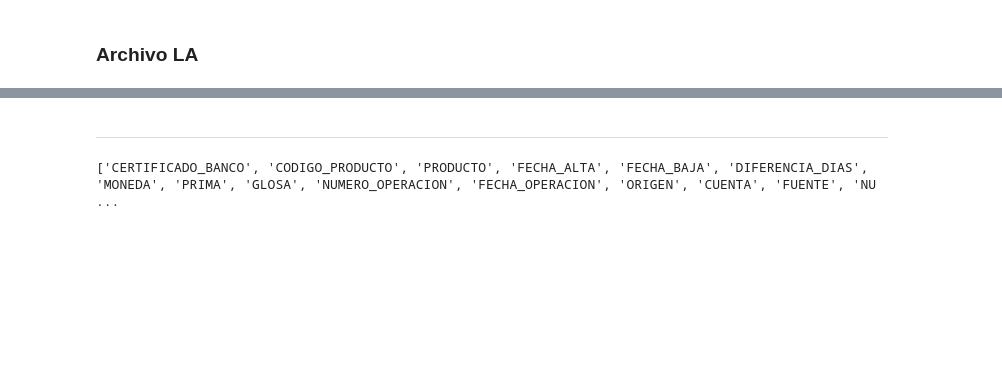
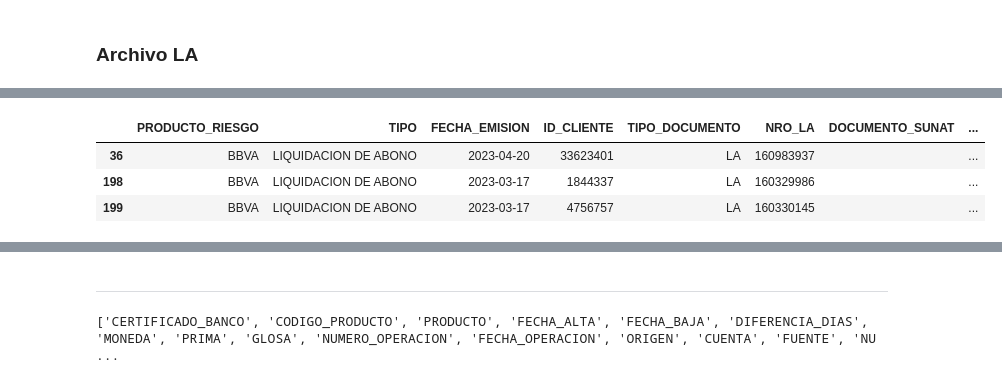
Before and after one commit to nelvinvelazco/PROYECTO-RIMAC, a Jupyter notebook: notebooks/ETL_Excel_Bases.ipynb, the cells around one changed output, grey strips where cells are left out. Drawn from its saved outputs; the diff is of its cells as text; code cells hidden in the pictures; blank space fills up the shorter version.

```diff
--- a/notebooks/ETL_Excel_Bases.ipynb
+++ b/notebooks/ETL_Excel_Bases.ipynb
@@ -452,3 +578,10 @@ df_LA.head(3)
+# %%
+df_LA[df_LA['SISTEMA']=='ACSELE'].head(3)
+# %% [output]
+|  | PRODUCTO_RIESGO | TIPO | FECHA_EMISION | ID_CLIENTE | TIPO_DOCUMENTO | NRO_LA | DOCUMENTO_SUNAT | ... |
+| 36 | BBVA | LIQUIDACION DE ABONO | 2023-04-20 | 33623401 | LA | 160983937 |  | ... |
+| 198 | BBVA | LIQUIDACION DE ABONO | 2023-03-17 | 1844337 | LA | 160329986 |  | ... |
+| 199 | BBVA | LIQUIDACION DE ABONO | 2023-03-17 | 4756757 | LA | 160330145 |  | ... |
 # %%
 df_LA.info()
 # %% [output]
```
Also changed, not shown: parts of 28 cells of this notebook.
